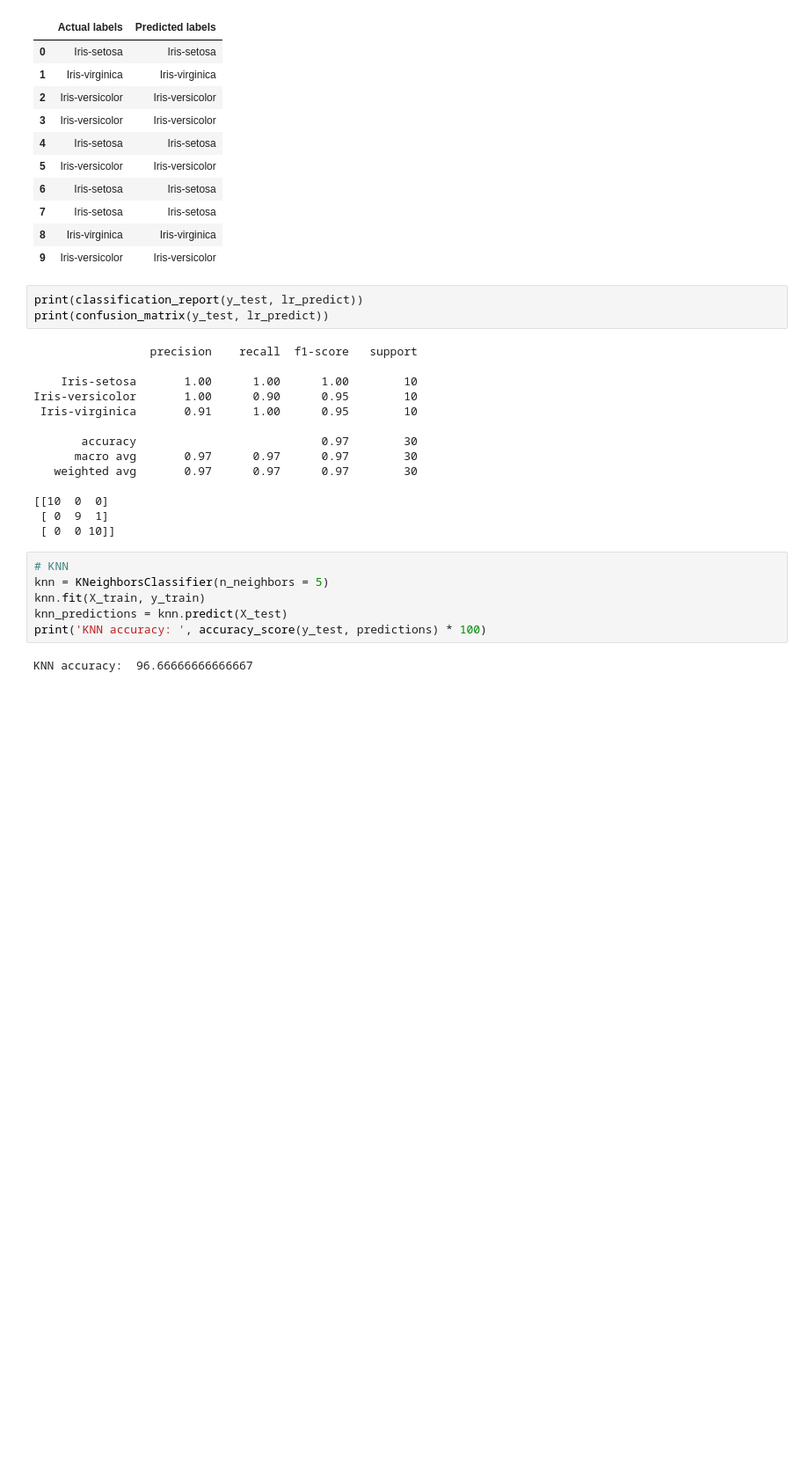
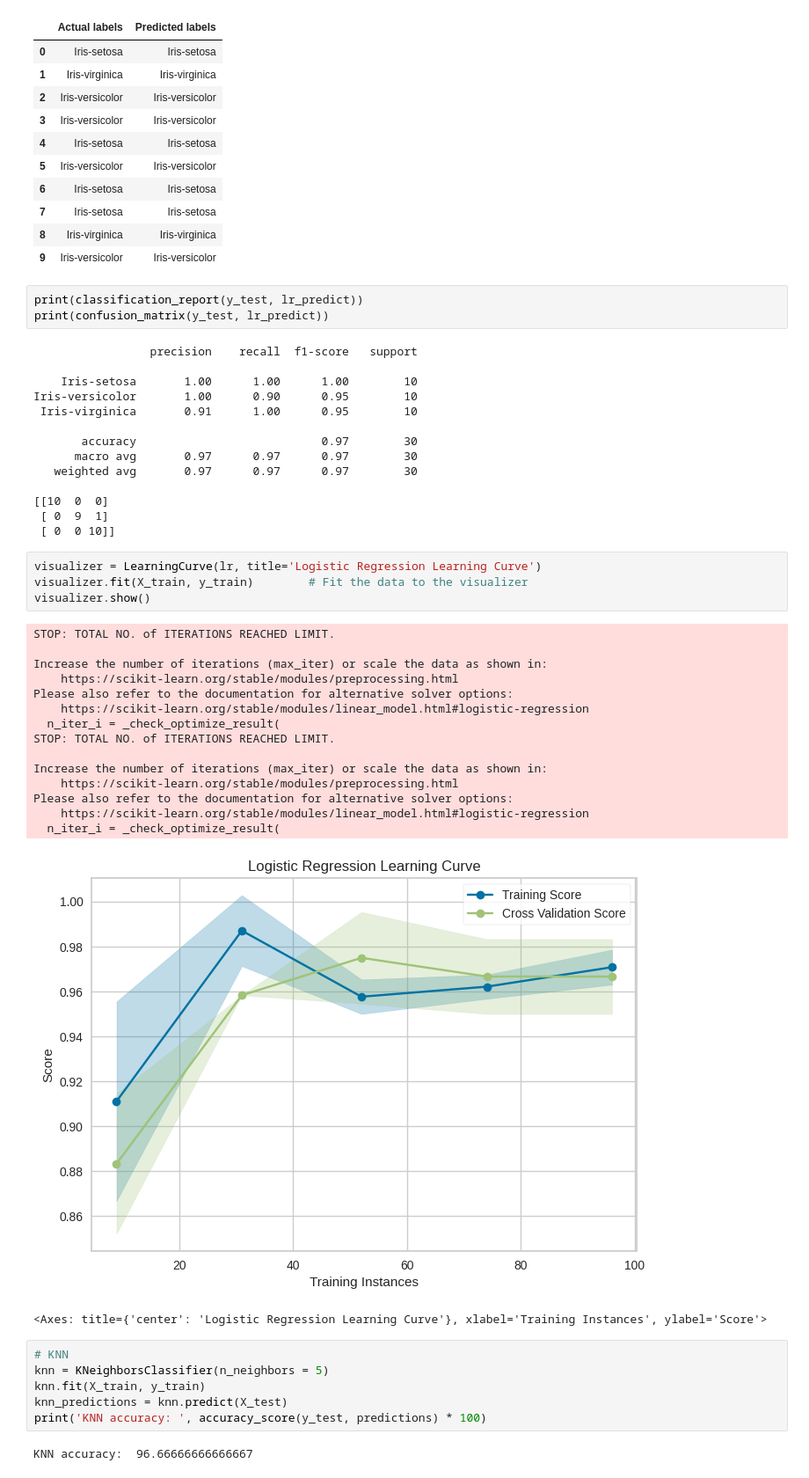
Before and after one commit to Nihal-Awad/Iris-Flower-Classification-using-ML, a Jupyter notebook: Iris_flowers_classification.ipynb, the cells around one changed output. Shown at 88% size. Saved outputs shown, nothing was run; the diff lists cells and outputs as text; blank space fills up the shorter version.

Commit message:
added Learning Curve visualization for all the models

```diff
--- a/Iris_flowers_classification.ipynb
+++ b/Iris_flowers_classification.ipynb
@@ -279,6 +280,27 @@ Iris-versicolor       1.00      0.90      0.95        10
 [[10  0  0]
  [ 0  9  1]
  [ 0  0 10]]
+# %%
+visualizer = LearningCurve(lr, title='Logistic Regression Learning Curve')
+visualizer.fit(X_train, y_train)        # Fit the data to the visualizer
+visualizer.show()
+# %% [output]
+STOP: TOTAL NO. of ITERATIONS REACHED LIMIT.
+
+Increase the number of iterations (max_iter) or scale the data as shown in:
+    https://scikit-learn.org/stable/modules/preprocessing.html
+Please also refer to the documentation for alternative solver options:
+    https://scikit-learn.org/stable/modules/linear_model.html#logistic-regression
+  n_iter_i = _check_optimize_result(
+STOP: TOTAL NO. of ITERATIONS REACHED LIMIT.
+
+Increase the number of iterations (max_iter) or scale the data as shown in:
+    https://scikit-learn.org/stable/modules/preprocessing.html
+Please also refer to the documentation for alternative solver options:
+    https://scikit-learn.org/stable/modules/linear_model.html#logistic-regression
+  n_iter_i = _check_optimize_result(
+[figure, added]
+<Axes: title={'center': 'Logistic Regression Learning Curve'}, xlabel='Training Instances', ylabel='Score'>
 # %%
 # KNN
 knn = KNeighborsClassifier(n_neighbors = 5)
```
Also changed, not shown: parts of 4 cells of this notebook.
